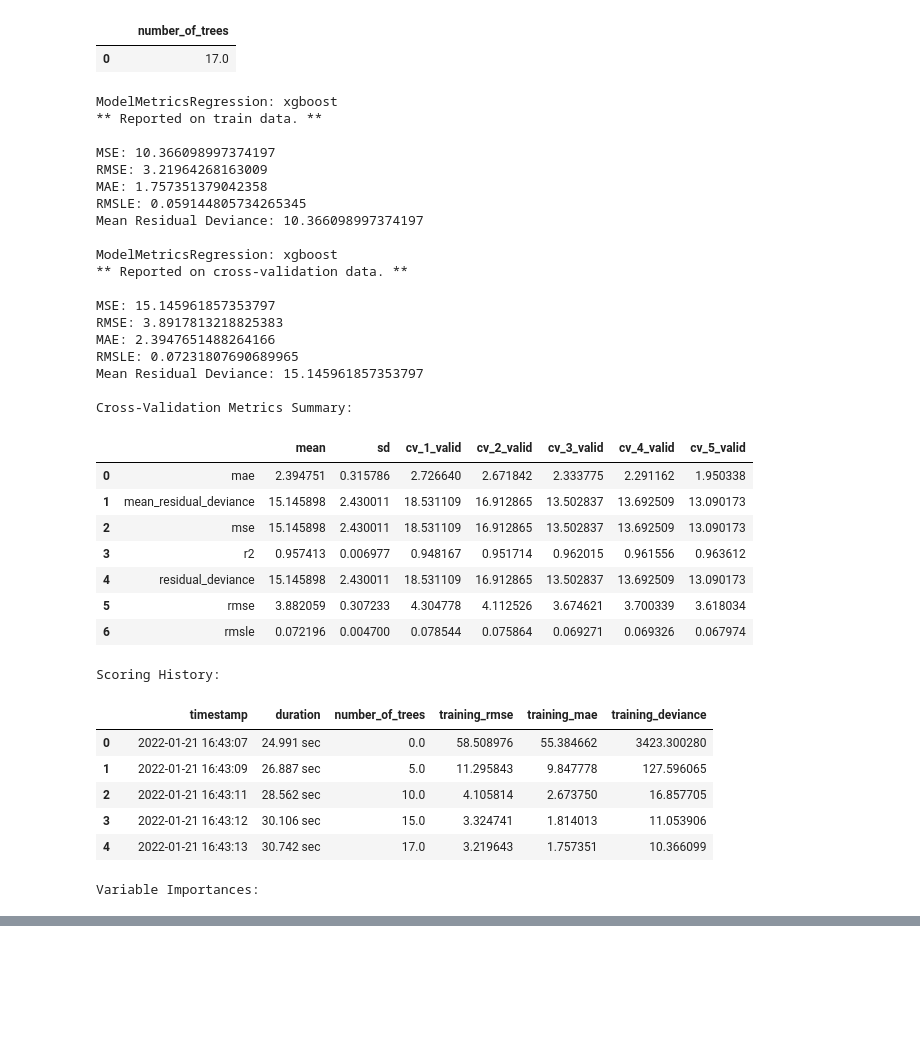
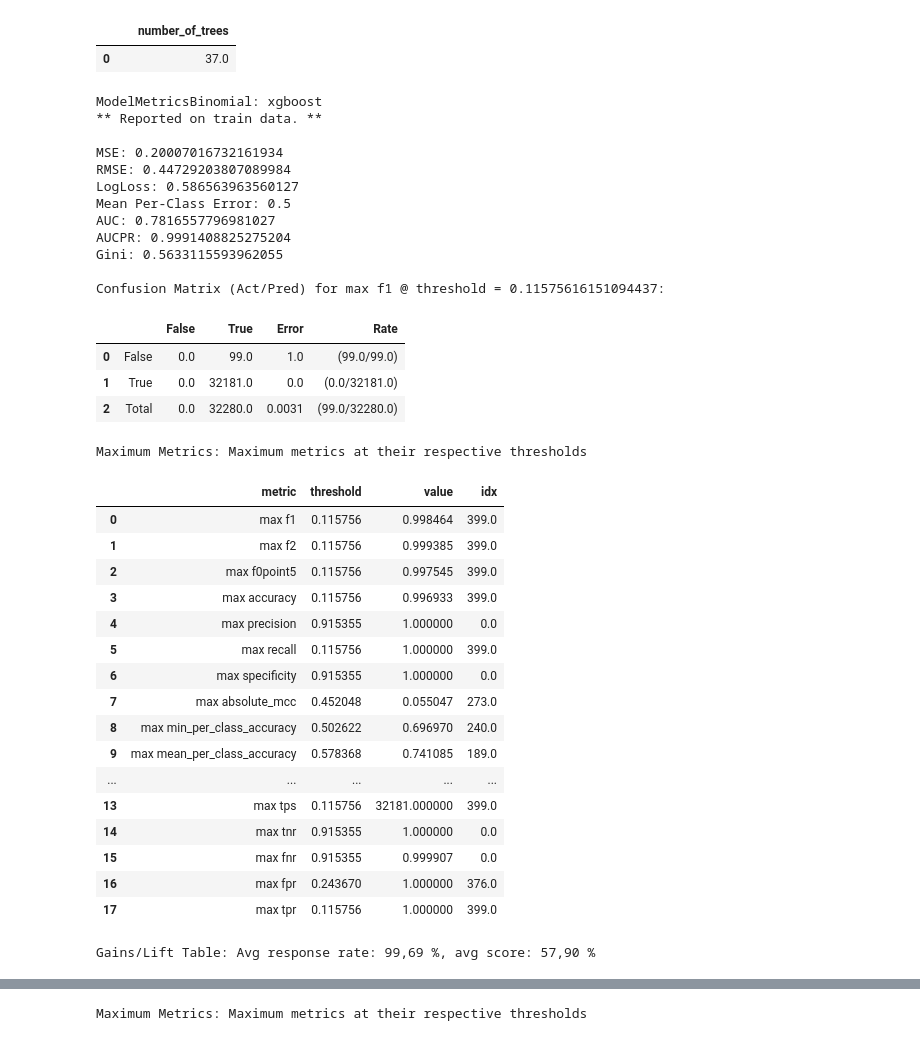
Before and after one commit to rochageorge/automl_docker, a Jupyter notebook: AutoML/h2o_notebook.ipynb, the cells around one changed output, grey strips where cells are left out. Saved outputs shown, nothing was run; the diff lists cells and outputs as text; code cells hidden in the pictures; blank space fills up the shorter version.

```diff
--- a/AutoML/h2o_notebook.ipynb
+++ b/AutoML/h2o_notebook.ipynb
@@ -73,0 +64,9 @@ Connecting to H2O server at http://127.0.0.1:54321 ... successful.
+# %%
+df = h2o.import_file(path=source_path)
+
+classification = list(df[target].types.values())[0] == 'enum'
+
+if classification:
+    df[target] = df[target].asfactor()
+
+train, test = df.split_frame(ratios=[0.8], seed = seed)
@@ -74,11 +75,7 @@ Connecting to H2O server at http://127.0.0.1:54321 ... successful.
 # %%
-df = h2o.import_file(path=source_path)
-train, test = df.split_frame(ratios=[0.8], seed = seed)
-
 aml = H2OAutoML(
     max_models = max_models,
     max_runtime_secs = max_training_time,
-    exclude_algos = exclude_algos,
     balance_classes=True,
     seed = seed
 )
@@ -103,40 +96,40 @@ Model Key:  XGBoost_1_AutoML_1_20220121_154242
 
 
 Model Summary:
 |  |  | number_of_trees |
-| 0 |  | 17.0 |
+| 0 |  | 37.0 |
-ModelMetricsRegression: xgboost
+ModelMetricsBinomial: xgboost
 ** Reported on train data. **
 
-MSE: 10.366098997374197
-RMSE: 3.21964268163009
-MAE: 1.757351379042358
-RMSLE: 0.059144805734265345
-Mean Residual Deviance: 10.366098997374197
+MSE: 0.20007016732161934
+RMSE: 0.44729203807089984
+LogLoss: 0.586563963560127
+Mean Per-Class Error: 0.5
+AUC: 0.7816557796981027
+AUCPR: 0.9991408825275204
+Gini: 0.5633115593962055
 
-ModelMetricsRegression: xgboost
-** Reported on cross-validation data. **
-
-MSE: 15.145961857353797
-RMSE: 3.8917813218825383
-MAE: 2.3947651488264166
-RMSLE: 0.07231807690689965
-Mean Residual Deviance: 15.145961857353797
-
-Cross-Validation Metrics Summary:
+Confusion Matrix (Act/Pred) for max f1 @ threshold = 0.11575616151094437:
-|  |  | mean | sd | cv_1_valid | cv_2_valid | cv_3_valid | cv_4_valid | cv_5_valid |
-| 0 | mae | 2.394751 | 0.315786 | 2.726640 | 2.671842 | 2.333775 | 2.291162 | 1.950338 |
-| 1 | mean_residual_deviance | 15.145898 | 2.430011 | 18.531109 | 16.912865 | 13.502837 | 13.692509 | 13.090173 |
-| 2 | mse | 15.145898 | 2.430011 | 18.531109 | 16.912865 | 13.502837 | 13.692509 | 13.090173 |
-| 3 | r2 | 0.957413 | 0.006977 | 0.948167 | 0.951714 | 0.962015 | 0.961556 | 0.963612 |
-| 4 | residual_deviance | 15.145898 | 2.430011 | 18.531109 | 16.912865 | 13.502837 | 13.692509 | 13.090173 |
-| 5 | rmse | 3.882059 | 0.307233 | 4.304778 | 4.112526 | 3.674621 | 3.700339 | 3.618034 |
-| 6 | rmsle | 0.072196 | 0.004700 | 0.078544 | 0.075864 | 0.069271 | 0.069326 | 0.067974 |
+|  |  | False | True | Error | Rate |
+| 0 | False | 0.0 | 99.0 | 1.0 | (99.0/99.0) |
+| 1 | True | 0.0 | 32181.0 | 0.0 | (0.0/32181.0) |
+| 2 | Total | 0.0 | 32280.0 | 0.0031 | (99.0/32280.0) |
-Scoring History:
+Maximum Metrics: Maximum metrics at their respective thresholds
-|  |  | timestamp | duration | number_of_trees | training_rmse | training_mae | training_deviance |
-| 0 |  | 2022-01-21 16:43:07 | 24.991 sec | 0.0 | 58.508976 | 55.384662 | 3423.300280 |
-| 1 |  | 2022-01-21 16:43:09 | 26.887 sec | 5.0 | 11.295843 | 9.847778 | 127.596065 |
-| 2 |  | 2022-01-21 16:43:11 | 28.562 sec | 10.0 | 4.105814 | 2.673750 | 16.857705 |
-| 3 |  | 2022-01-21 16:43:12 | 30.106 sec | 15.0 | 3.324741 | 1.814013 | 11.053906 |
-| 4 |  | 2022-01-21 16:43:13 | 30.742 sec | 17.0 | 3.219643 | 1.757351 | 10.366099 |
+|  | metric | threshold | value | idx |
+| 0 | max f1 | 0.115756 | 0.998464 | 399.0 |
+| 1 | max f2 | 0.115756 | 0.999385 | 399.0 |
+| 2 | max f0point5 | 0.115756 | 0.997545 | 399.0 |
+| 3 | max accuracy | 0.115756 | 0.996933 | 399.0 |
+| 4 | max precision | 0.915355 | 1.000000 | 0.0 |
+| 5 | max recall | 0.115756 | 1.000000 | 399.0 |
+| 6 | max specificity | 0.915355 | 1.000000 | 0.0 |
+| 7 | max absolute_mcc | 0.452048 | 0.055047 | 273.0 |
+| 8 | max min_per_class_accuracy | 0.502622 | 0.696970 | 240.0 |
+| 9 | max mean_per_class_accuracy | 0.578368 | 0.741085 | 189.0 |
+| ... | ... | ... | ... | ... |
+| 13 | max tps | 0.115756 | 32181.000000 | 399.0 |
+| 14 | max tnr | 0.915355 | 1.000000 | 0.0 |
+| 15 | max fnr | 0.915355 | 0.999907 | 0.0 |
+| 16 | max fpr | 0.243670 | 1.000000 | 376.0 |
+| 17 | max tpr | 0.115756 | 1.000000 | 399.0 |
-Variable Importances:
+Gains/Lift Table: Avg response rate: 99,69 %, avg score: 57,90 %
@@ -160,0 +169 @@ See the whole table with table.as_data_frame()
+Maximum Metrics: Maximum metrics at their respective thresholds
```
Also changed, not shown: parts of 14 cells of this notebook, 2 other files.
